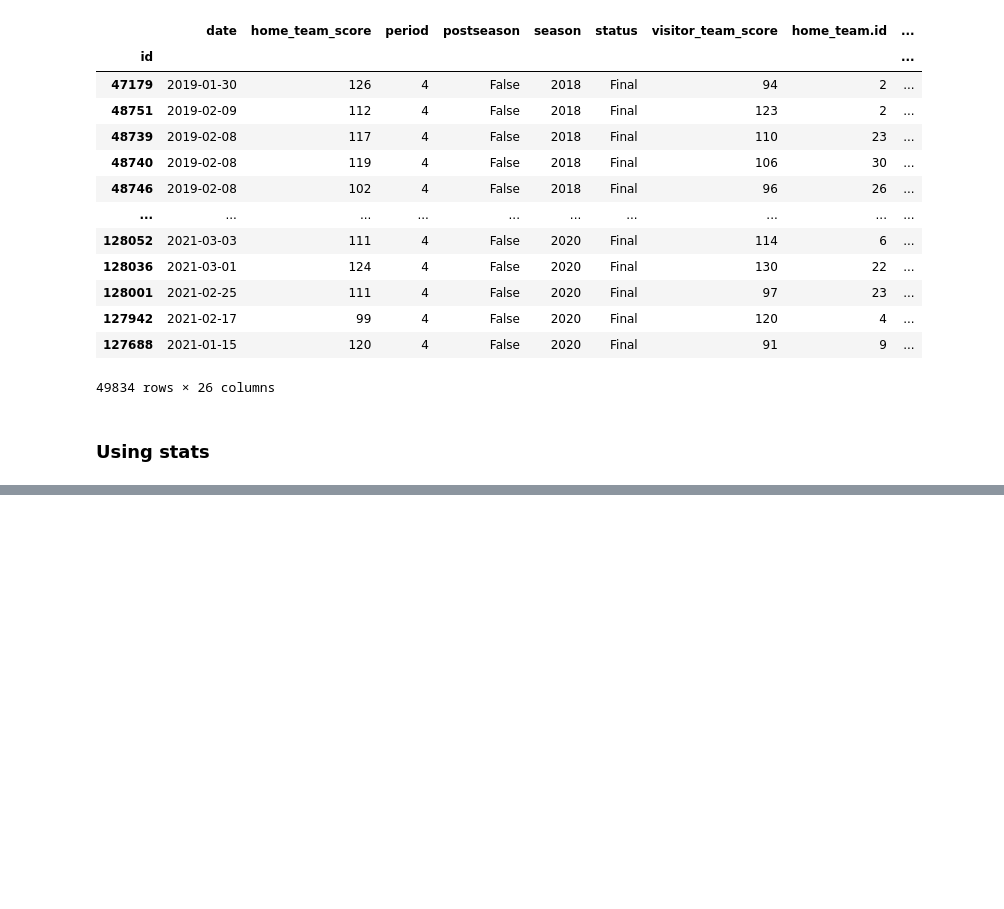
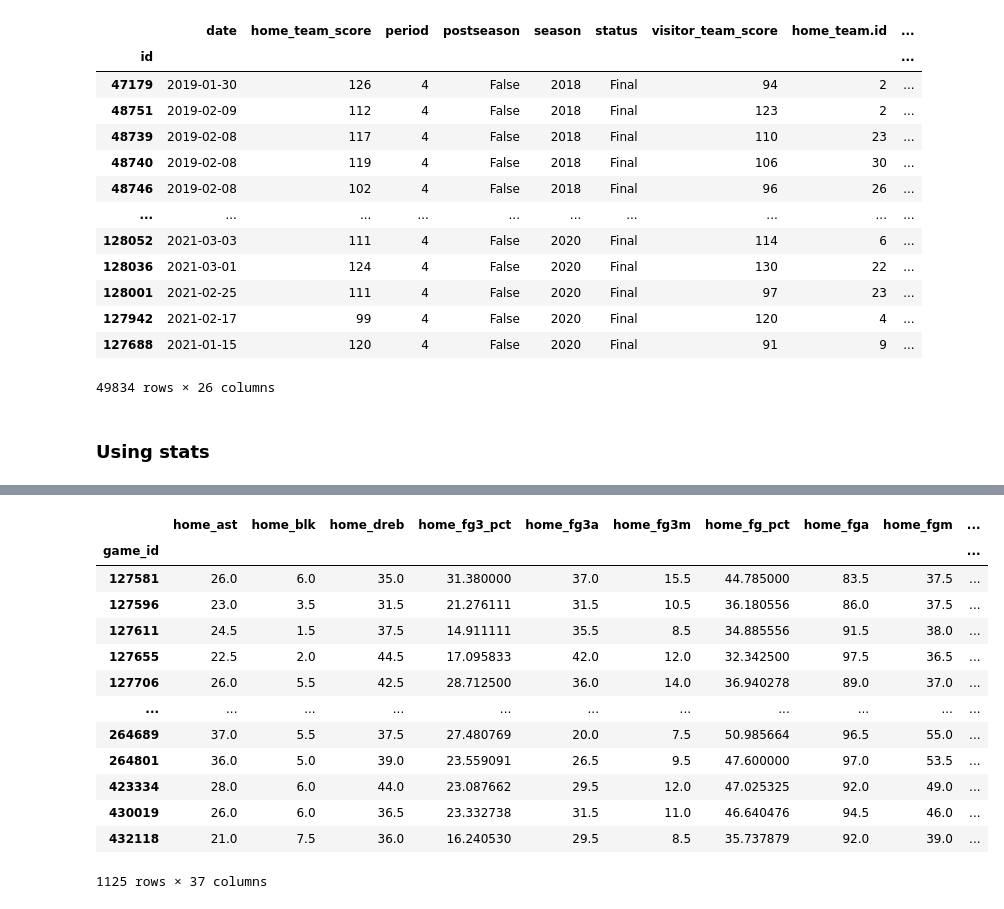
Before and after one commit to ZacharyArgentin/Predicting_NBA_Results, a Jupyter notebook: feature_engineering.ipynb, the cells around one changed output, grey strips where cells are left out. Drawn from its saved outputs; the diff is of its cells as text; code cells hidden in the pictures; blank space fills up the shorter version.

```diff
--- a/feature_engineering.ipynb
+++ b/feature_engineering.ipynb
@@ -150,0 +88,7 @@ home_games.sort_values(["home_team_id", "game_date"])
+# %%
+stats["game_date"] = pd.to_datetime(stats["game_date"]).dt.tz_localize(None)
+
+stats["min"] = [pd.Timedelta(minutes=int(time[0]), seconds=int(time[1])) for time in stats["min"].str.split(":").values]
+
+stats["winner"] = np.where(stats["home_team_score"].values > stats["away_team_score"].values, 1,0)
+label = stats[["game_id", "winner"]].groupby("game_id").first()
@@ -150,0 +198,17 @@ home_games.sort_values(["home_team_id", "game_date"])
+# %%
+rolling_stats
+# %% [output]
+|  | home_ast | home_blk | home_dreb | home_fg3_pct | home_fg3a | home_fg3m | home_fg_pct | home_fga | home_fgm | ... |
+| game_id |  |  |  |  |  |  |  |  |  | ... |
+| 127581 | 26.0 | 6.0 | 35.0 | 31.380000 | 37.0 | 15.5 | 44.785000 | 83.5 | 37.5 | ... |
+| 127596 | 23.0 | 3.5 | 31.5 | 21.276111 | 31.5 | 10.5 | 36.180556 | 86.0 | 37.5 | ... |
+| 127611 | 24.5 | 1.5 | 37.5 | 14.911111 | 35.5 | 8.5 | 34.885556 | 91.5 | 38.0 | ... |
+| 127655 | 22.5 | 2.0 | 44.5 | 17.095833 | 42.0 | 12.0 | 32.342500 | 97.5 | 36.5 | ... |
+| 127706 | 26.0 | 5.5 | 42.5 | 28.712500 | 36.0 | 14.0 | 36.940278 | 89.0 | 37.0 | ... |
+| ... | ... | ... | ... | ... | ... | ... | ... | ... | ... | ... |
+| 264689 | 37.0 | 5.5 | 37.5 | 27.480769 | 20.0 | 7.5 | 50.985664 | 96.5 | 55.0 | ... |
+| 264801 | 36.0 | 5.0 | 39.0 | 23.559091 | 26.5 | 9.5 | 47.600000 | 97.0 | 53.5 | ... |
+| 423334 | 28.0 | 6.0 | 44.0 | 23.087662 | 29.5 | 12.0 | 47.025325 | 92.0 | 49.0 | ... |
+| 430019 | 26.0 | 6.0 | 36.5 | 23.332738 | 31.5 | 11.0 | 46.640476 | 94.5 | 46.0 | ... |
+| 432118 | 21.0 | 7.5 | 36.0 | 16.240530 | 29.5 | 8.5 | 35.737879 | 92.0 | 39.0 | ... |
+1125 rows × 37 columns
```
Also changed, not shown: parts of 11 cells of this notebook, 1 other file.
